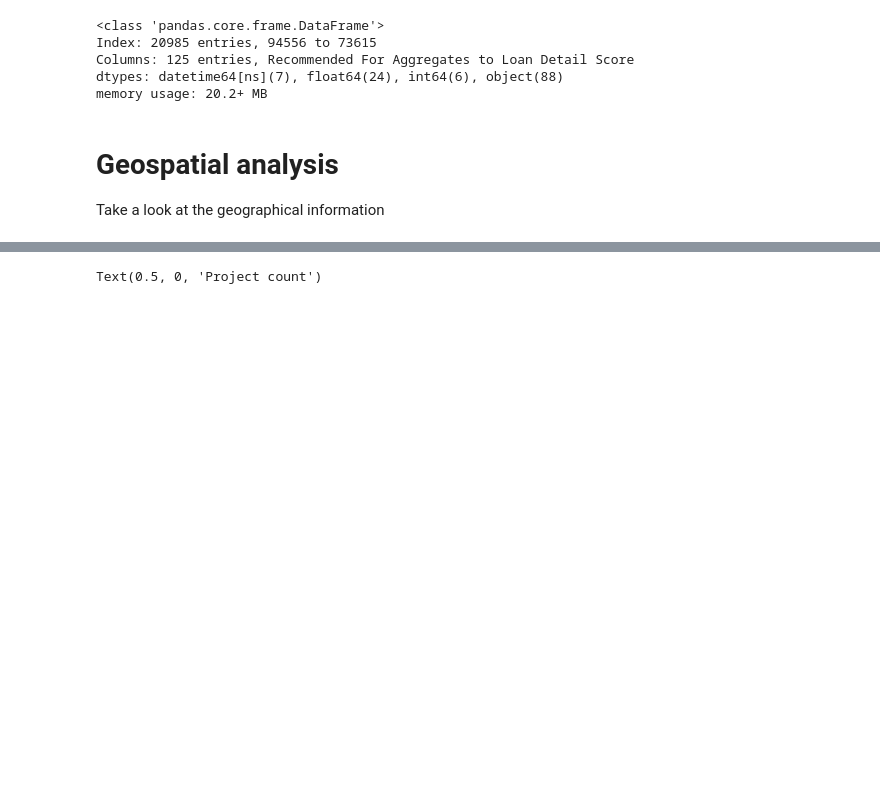
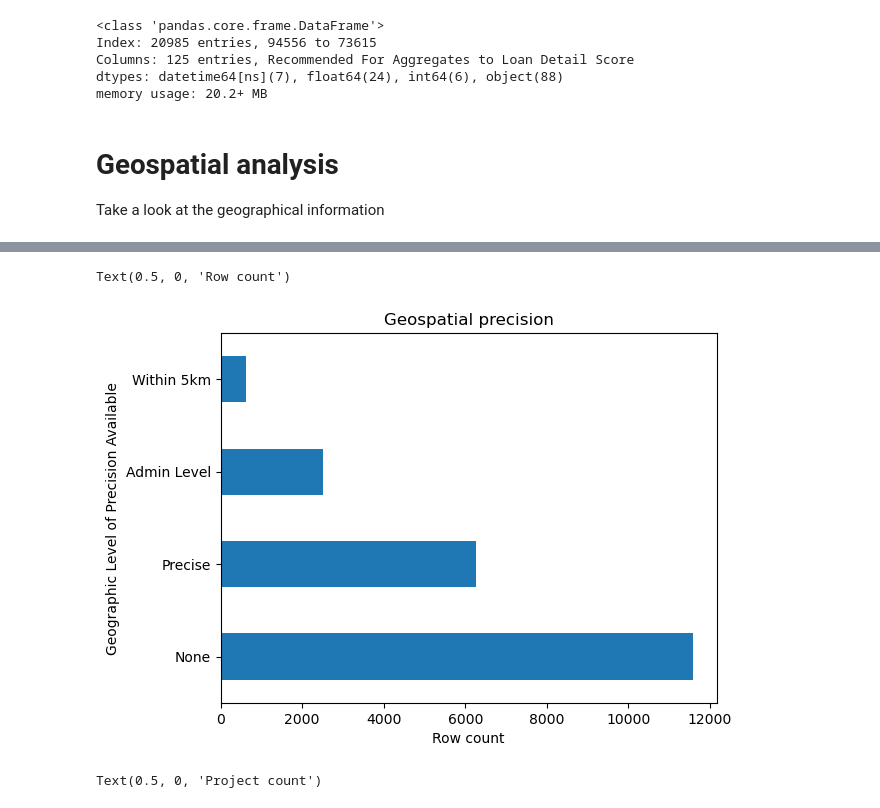
Before and after one commit to rcgsheffield/pluralize, a Jupyter notebook: notebooks/AidData.ipynb, the cells around one changed output, grey strips where cells are left out. Saved outputs shown, nothing was run; the diff lists cells and outputs as text; code cells hidden in the pictures; blank space fills up the shorter version.

```diff
--- a/notebooks/AidData.ipynb
+++ b/notebooks/AidData.ipynb
@@ -43 +55,8 @@ df[["Recipient", "Recipient Region", "Location Narrative", "Geographic Level of
+# %%
+axes = data["Geographic Level of Precision Available"].fillna("None").value_counts().plot.barh()
+axes.set_title("Geospatial precision")
+axes.set_xlabel("Row count")
+# %% [output]
+Text(0.5, 0, 'Row count')
+[figure, added]
 # %%
```
Also changed, not shown: parts of 19 cells of this notebook.
